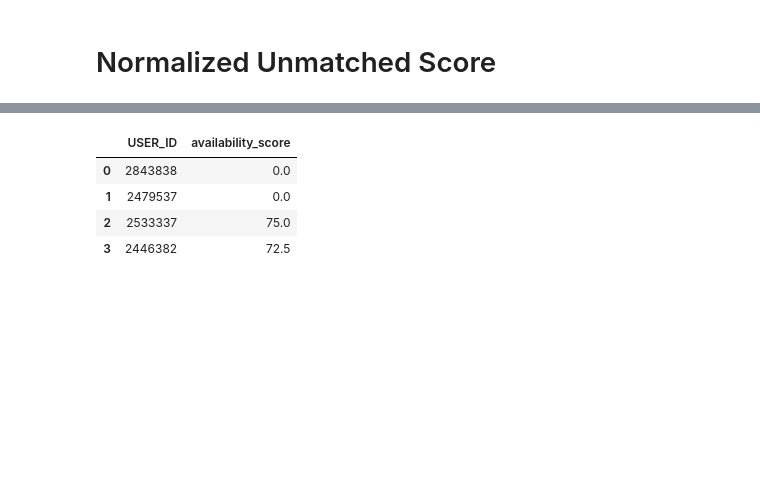
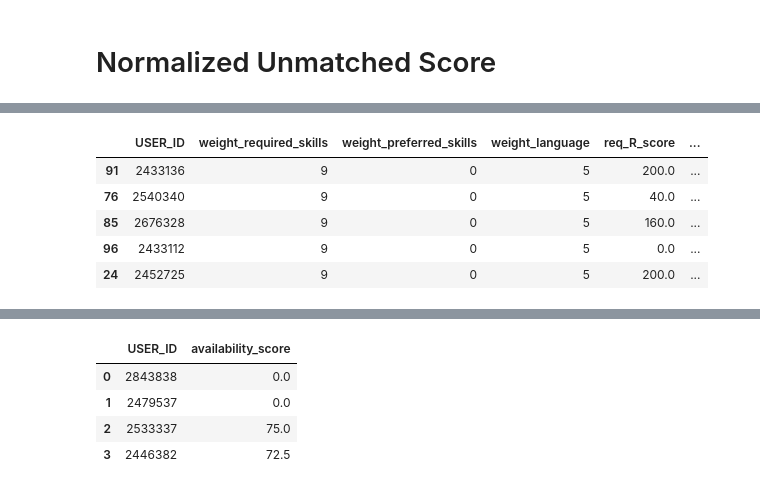
Before and after one commit to Yashsethi24/Skillfinder.AI_HEC_Data_Science_Challenge, a Jupyter notebook: Jupyter_notebooks/Step-5-Final_scoring_score.ipynb, the cells around one changed output, grey strips where cells are left out. Cells and saved outputs as stored; diff of their text form; code cells hidden in the pictures; blank space fills up the shorter version.

```diff
--- a/Jupyter_notebooks/Step-5-Final_scoring_score.ipynb
+++ b/Jupyter_notebooks/Step-5-Final_scoring_score.ipynb
@@ -1085,0 +669,11 @@ sim_df.head(4)
+# %%
+data_analyst_df.sort_values(by='Candidate_score', ascending=False, inplace=True)
+# %%
+data_analyst_df.head(5)
+# %% [output]
+|  | USER_ID | weight_required_skills | weight_preferred_skills | weight_language | req_R_score | ... |
+| 91 | 2433136 | 9 | 0 | 5 | 200.0 | ... |
+| 76 | 2540340 | 9 | 0 | 5 | 40.0 | ... |
+| 85 | 2676328 | 9 | 0 | 5 | 160.0 | ... |
+| 96 | 2433112 | 9 | 0 | 5 | 0.0 | ... |
+| 24 | 2452725 | 9 | 0 | 5 | 200.0 | ... |
```
Also changed, not shown: parts of 60 cells of this notebook, 5 other files.
